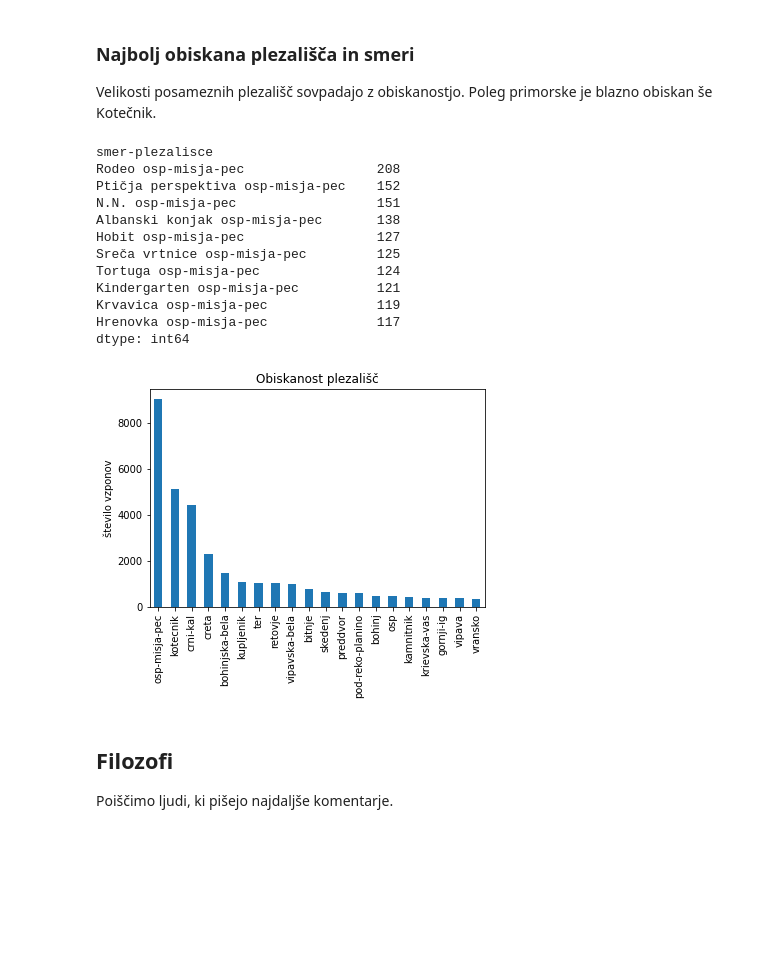
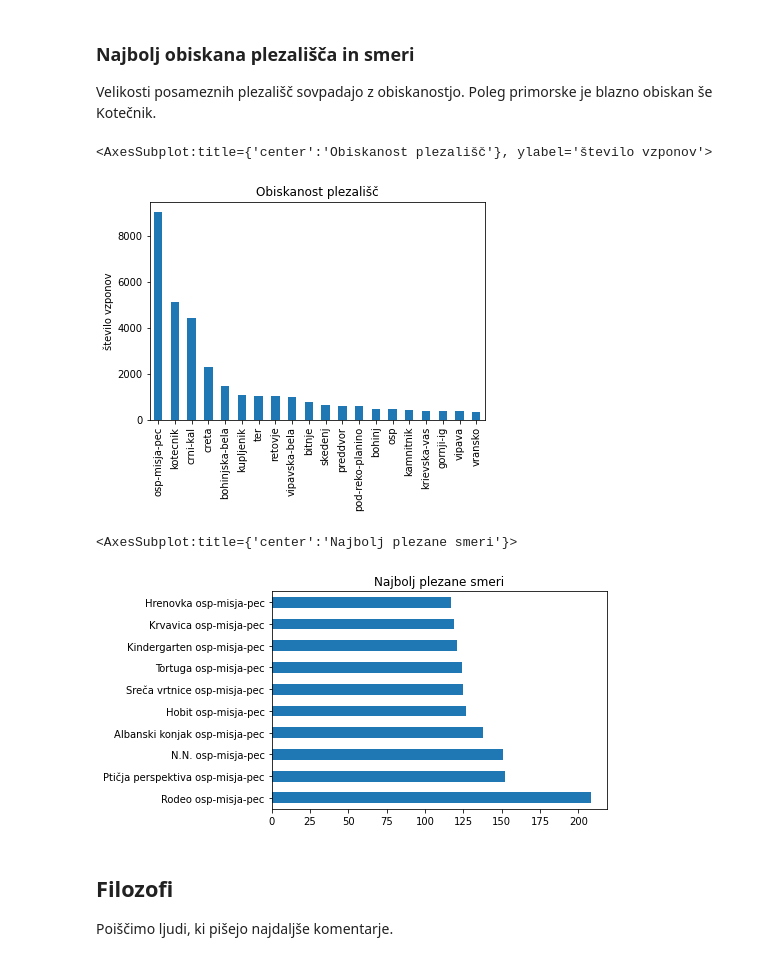
Before and after one commit to urhprimozic/plezalni-vzponi-v-sloveniji, a Jupyter notebook: analiza.ipynb, the cells around one changed output. Cells and saved outputs as stored; diff of their text form; code cells hidden in the pictures; blank space fills up the shorter version.

Commit message:
dodal najtežje smeri

```diff
--- a/analiza.ipynb
+++ b/analiza.ipynb
@@ -18,8 +18,9 @@ Pripravimo vse tabele, ker itak nimam več pojma kaj je kej. TODO
 import pandas as pd
 %matplotlib inline
 pd.set_option('display.max_rows', 10)
-vzponi = pd.read_csv('data/vzponi.csv') # vsi podatki
-plezalci = pd.read_csv('data/plezalci.csv') # plezalci - id
-smeri = pd.read_csv('data/smeri.csv') # smer - id
-plezalisca = pd.read_csv('data/plezalisca.csv')  # plezalisce - id
-smeri_s_plezalisci = pd.read_csv('data/smeri_plezalisca.csv') # smer + plezalisce (lep groupby)
+vzponi = pd.read_csv('data/vzponi.csv', index_col='id') # vsi podatki
+plezalci = pd.read_csv('data/plezalci.csv', index_col='id') # plezalci - id
+smeri = pd.read_csv('data/smeri.csv', index_col='id') # smer - id
+plezalisca = pd.read_csv('data/plezalisca.csv', index_col='id')  # plezalisce - id
+smeri_s_plezalisci = pd.read_csv('data/smeri_plezalisca.csv', index_col='id') # smer + plezalisce (lep groupby)
+vzponi
@@ -43,22 +59,15 @@ Velikosti posameznih plezališč sovpadajo z obiskanostjo. Poleg primorske je bl
 # neberljiva koda goes brrr
 # obiskanost plezališč
 plezalisca.groupby('plezalisce').size().sort_values(ascending=False).head(20).plot.bar(title='Obiskanost plezališč', xlabel='', ylabel="število vzponov")
-# najbolj plezane smeri
-smeri_s_plezalisci.groupby('smer-plezalisce').size().sort_values(ascending=False).head(10)
 # %% [output]
-smer-plezalisce
-Rodeo osp-misja-pec                 208
-Ptičja perspektiva osp-misja-pec    152
-N.N. osp-misja-pec                  151
-Albanski konjak osp-misja-pec       138
-Hobit osp-misja-pec                 127
-Sreča vrtnice osp-misja-pec         125
-Tortuga osp-misja-pec               124
-Kindergarten osp-misja-pec          121
-Krvavica osp-misja-pec              119
-Hrenovka osp-misja-pec              117
-dtype: int64
+<AxesSubplot:title={'center':'Obiskanost plezališč'}, ylabel='število vzponov'>
 [figure]
+# %%
+# najbolj plezane smeri
+smeri_s_plezalisci.groupby('smer-plezalisce').size().sort_values(ascending=False).head(10).plot.barh(title='Najbolj plezane smeri', xlabel='', ylabel="število vzponov")
+# %% [output]
+<AxesSubplot:title={'center':'Najbolj plezane smeri'}>
+[figure, added]
 # %% [markdown]
 ## Filozofi
 Poiščimo ljudi, ki pišejo najdaljše komentarje.
```
Also changed, not shown: parts of 7 cells of this notebook, 1 other file.
